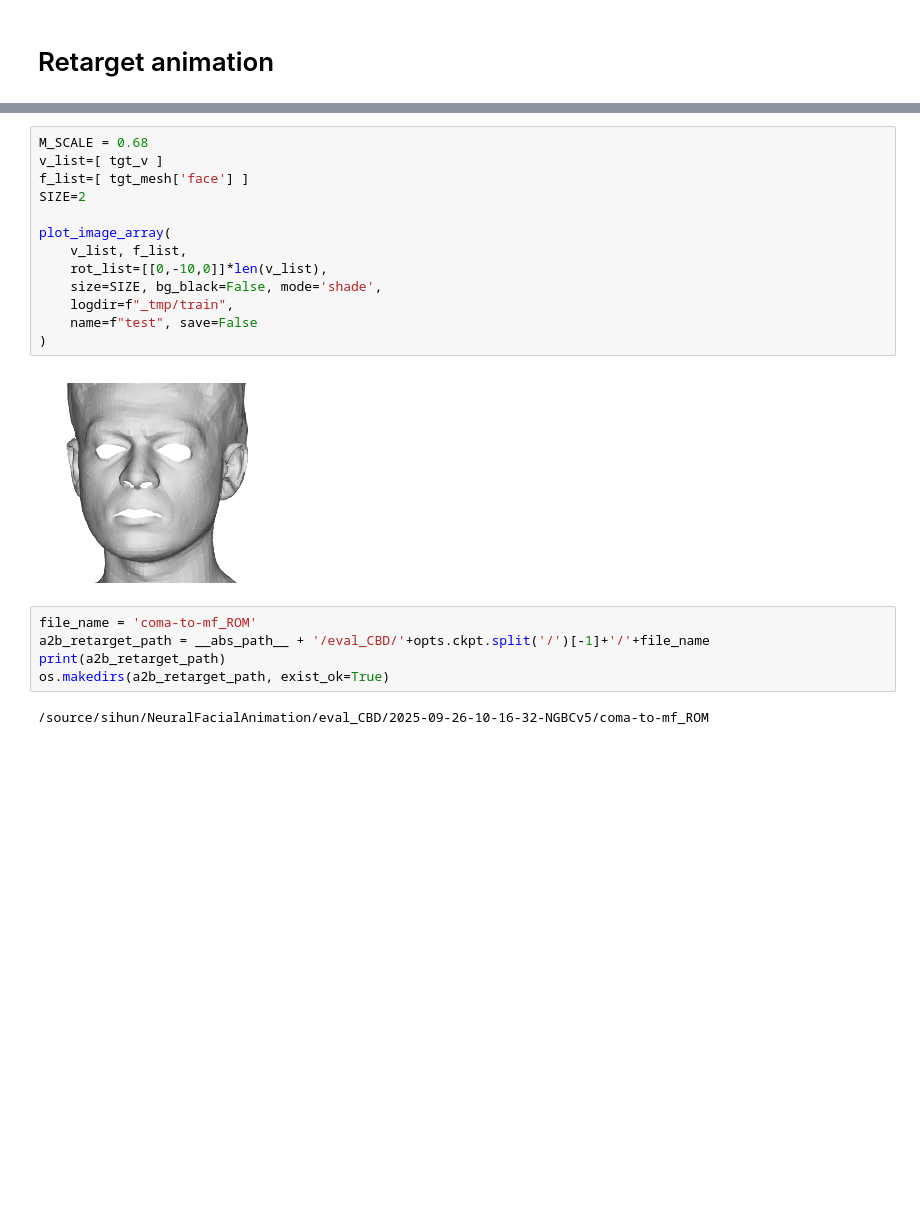
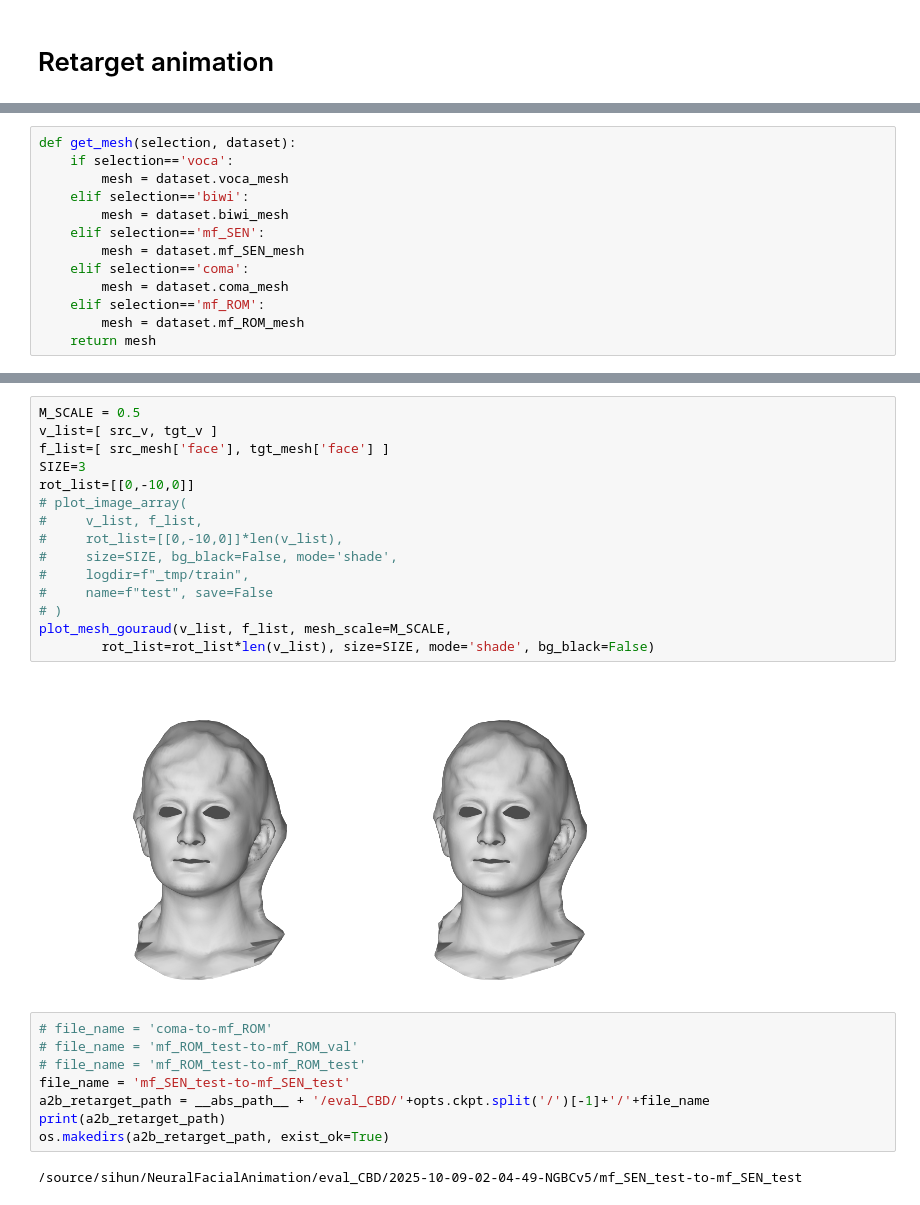
Before and after one commit to chacorp/PDB, a Jupyter notebook: notebook/NBC_visualize.ipynb, the cells around one changed output, grey strips where cells are left out. Saved outputs shown, nothing was run; the diff lists cells and outputs as text; blank space fills up the shorter version.

Commit message:
Updated eval data, mf_SEN face alignment

```diff
--- a/notebook/NBC_visualize.ipynb
+++ b/notebook/NBC_visualize.ipynb
@@ -205 +225,14 @@ plot_image_array(
+# %%
+def get_mesh(selection, dataset):
+    if selection=='voca':
+        mesh = dataset.voca_mesh
+    elif selection=='biwi':
+        mesh = dataset.biwi_mesh
+    elif selection=='mf_SEN':
+        mesh = dataset.mf_SEN_mesh
+    elif selection=='coma':
+        mesh = dataset.coma_mesh
+    elif selection=='mf_ROM':
+        mesh = dataset.mf_ROM_mesh
+    return mesh
 # %%
@@ -269,27 +285,32 @@ tgt_n_th = torch.tensor(tgt_n).float()[None].to(device)
 # %% [output]
 mf ROM data list exists: /source/sihun/NeuralFacialAnimation/utils/data/mf_ROM_vertex_data_test.txt
 # %%
-M_SCALE = 0.68
-v_list=[ tgt_v ]
-f_list=[ tgt_mesh['face'] ]
-SIZE=2
-
-plot_image_array(
-    v_list, f_list,
-    rot_list=[[0,-10,0]]*len(v_list),
-    size=SIZE, bg_black=False, mode='shade',
-    logdir=f"_tmp/train",
-    name=f"test", save=False
-)
+M_SCALE = 0.5
+v_list=[ src_v, tgt_v ]
+f_list=[ src_mesh['face'], tgt_mesh['face'] ]
+SIZE=3
+rot_list=[[0,-10,0]]
+# plot_image_array(
+#     v_list, f_list,
+#     rot_list=[[0,-10,0]]*len(v_list),
+#     size=SIZE, bg_black=False, mode='shade',
+#     logdir=f"_tmp/train",
+#     name=f"test", save=False
+# )
+plot_mesh_gouraud(v_list, f_list, mesh_scale=M_SCALE,
+        rot_list=rot_list*len(v_list), size=SIZE, mode='shade', bg_black=False)
 # %% [output]
-[figure, old version]
+[figure, new version]
 # %%
-file_name = 'coma-to-mf_ROM'
+# file_name = 'coma-to-mf_ROM'
+# file_name = 'mf_ROM_test-to-mf_ROM_val'
+# file_name = 'mf_ROM_test-to-mf_ROM_test'
+file_name = 'mf_SEN_test-to-mf_SEN_test'
 a2b_retarget_path = __abs_path__ + '/eval_CBD/'+opts.ckpt.split('/')[-1]+'/'+file_name
 print(a2b_retarget_path)
 os.makedirs(a2b_retarget_path, exist_ok=True)
 # %% [output]
-/source/sihun/NeuralFacialAnimation/eval_CBD/2025-09-26-10-16-32-NGBCv5/coma-to-mf_ROM
+/source/sihun/NeuralFacialAnimation/eval_CBD/2025-10-09-02-04-49-NGBCv5/mf_SEN_test-to-mf_SEN_test
 # %%
 FRAME = 0
 
```
Also changed, not shown: parts of 15 cells of this notebook, 1 other file.
